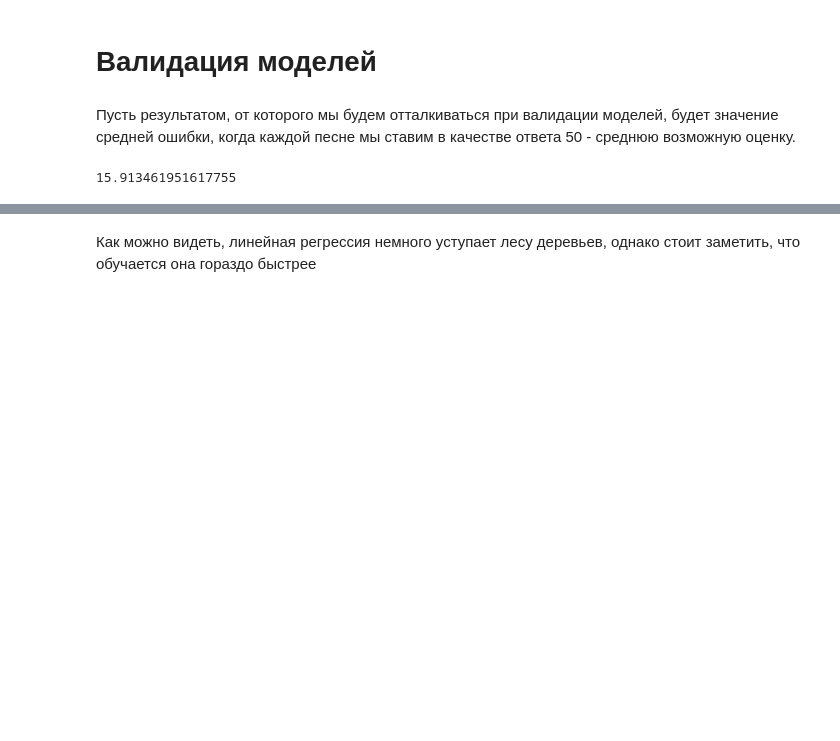
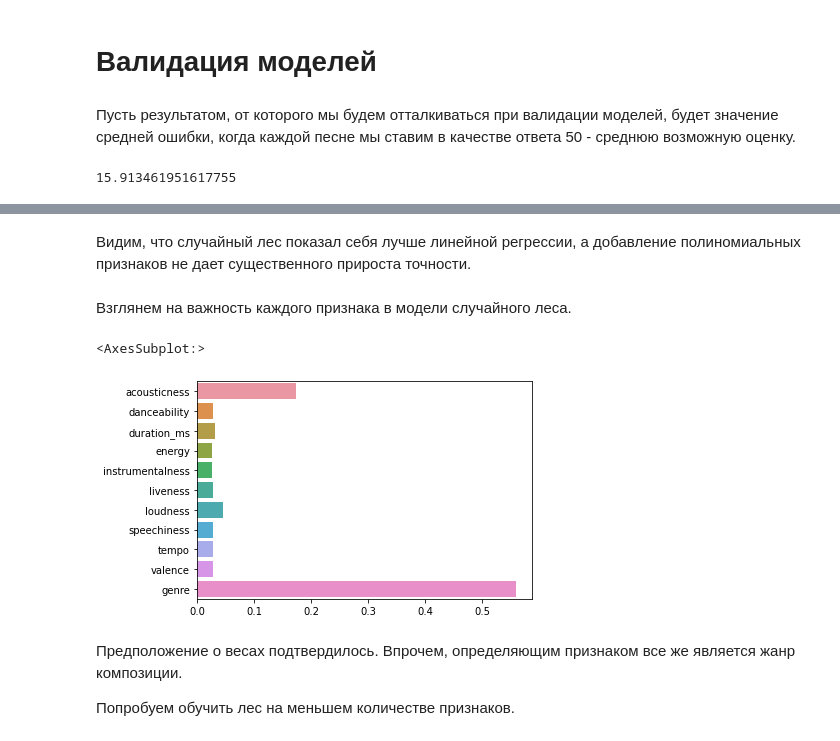
Before and after one commit to grigoriizharkov/spotify, a Jupyter notebook: spotify.ipynb, the cells around one changed output, grey strips where cells are left out. Saved outputs shown, nothing was run; the diff lists cells and outputs as text; code cells hidden in the pictures; blank space fills up the shorter version.

```diff
--- a/spotify.ipynb
+++ b/spotify.ipynb
@@ -75,10 +111,18 @@ X_train, X_test, y_train, y_test = train_test_split(X, y, test_size=0.1, random_
+# %%
+from sklearn.preprocessing import PolynomialFeatures
+
+poly = PolynomialFeatures(2)
+poly_X_train = pd.DataFrame(poly.fit_transform(X_train[numeric]), index=X_train.index)
+poly_X_train = poly_X_train.join(X_train[cat])
 # %%
 from sklearn.ensemble import RandomForestRegressor
 from sklearn.linear_model import LinearRegression, Lasso, Ridge
 
-rfr = RandomForestRegressor(random_state=0, n_jobs=-1)
+rfr = RandomForestRegressor(random_state=0, n_jobs=-1, verbose=1)
+poly_lr = LinearRegression(normalize=True, n_jobs=-1)
 lr = LinearRegression(normalize=True, n_jobs=-1)
 
+poly_lr.fit(poly_X_train, y_train)
 lr.fit(X_train, y_train)
 rfr.fit(X_train, y_train)
 # %% [output]
@@ -101,2 +158,18 @@ print(mean_absolute_error(y_test, rfr.predict(X_test)))
-# %% [markdown]
-Как можно видеть, линейная регрессия немного уступает лесу деревьев, однако стоит заметить, что обучается она гораздо быстрее
+# %% [markdown]
+Видим, что случайный лес показал себя лучше линейной регрессии, а добавление полиномиальных признаков не дает существенного прироста точности.
+# %% [markdown]
+Взглянем на важность каждого признака в модели случайного леса.
+# %%
+importance = rfr.feature_importances_
+importance[10] = sum(importance[10:])
+importance = importance[:11]
+names = np.array(numeric)
+names = np.append(names, 'genre')
+sns.barplot(x=importance, y=names)
+# %% [output]
+<AxesSubplot:>
+[figure, added]
+# %% [markdown]
+Предположение о весах подтвердилось. Впрочем, определяющим признаком все же является жанр композиции.
+
+Попробуем обучить лес на меньшем количестве признаков.
```
Also changed, not shown: parts of 22 cells of this notebook.
